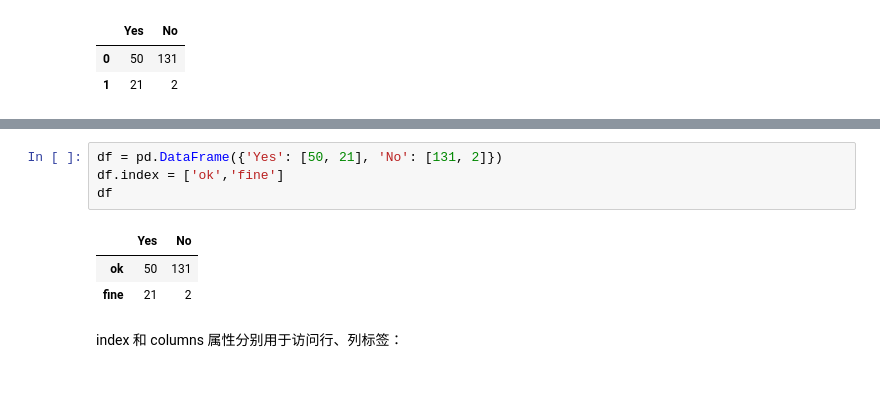
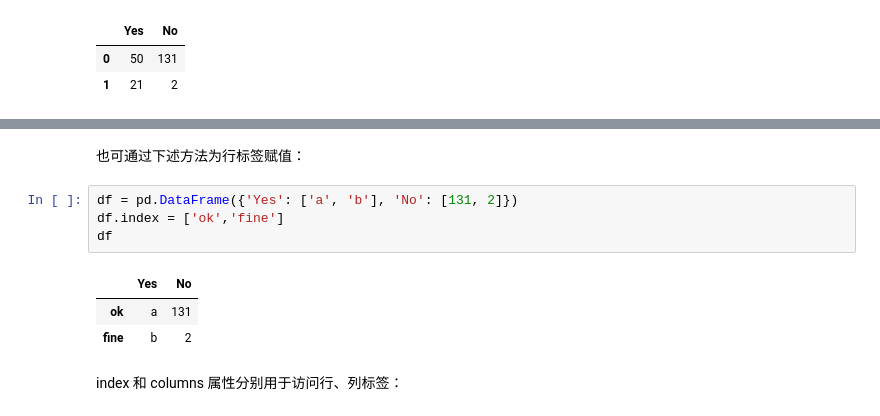
Before and after one commit to superMC5657/jrxy_python_course, a Jupyter notebook: BasicSession/pandas_learn.ipynb, the cells around one changed output, grey strips where cells are left out. Drawn from its saved outputs; the diff is of its cells as text; blank space fills up the shorter version.

```diff
--- a/BasicSession/pandas_learn.ipynb
+++ b/BasicSession/pandas_learn.ipynb
@@ -157,14 +166,16 @@ df
 |  | Yes | No |
 | ok | 50 | 131 |
 | fine | 21 | 2 |
+# %% [markdown]
+也可通过下述方法为行标签赋值：
 # %%
-df = pd.DataFrame({'Yes': [50, 21], 'No': [131, 2]})
+df = pd.DataFrame({'Yes': ['a', 'b'], 'No': [131, 2]})
 df.index = ['ok','fine']
 df
 # %% [output]
 |  | Yes | No |
-| ok | 50 | 131 |
-| fine | 21 | 2 |
+| ok | a | 131 |
+| fine | b | 2 |
 # %% [markdown]
 index 和 columns 属性分别用于访问行、列标签：
 # %%
```
Also changed, not shown: parts of 60 cells of this notebook.
